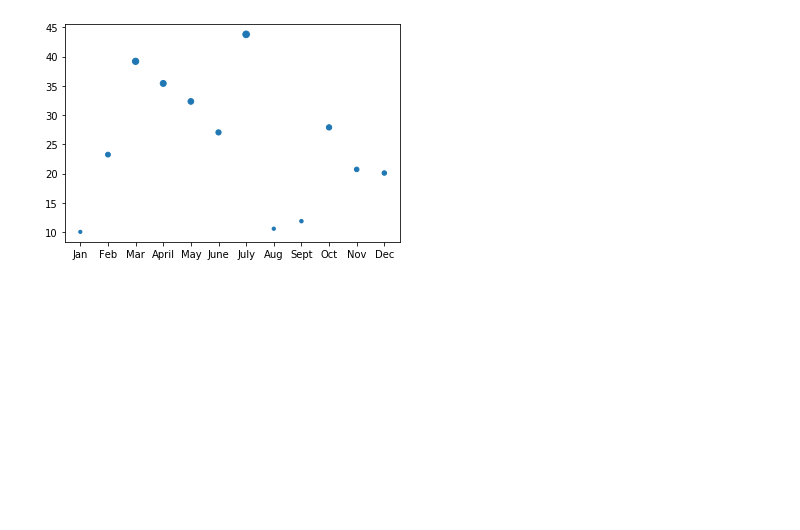
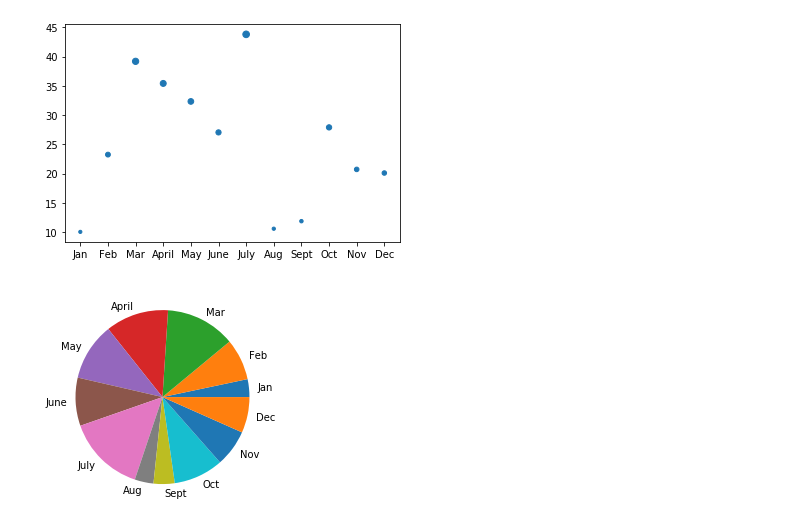
Before and after one commit to bbar12/Py-Ber_Analysis, a Jupyter notebook: matplotlib_practice.py.ipynb, the cells around one changed output. Saved outputs shown, nothing was run; the diff lists cells and outputs as text; code cells hidden in the pictures; blank space fills up the shorter version.

```diff
--- a/matplotlib_practice.py.ipynb
+++ b/matplotlib_practice.py.ipynb
@@ -216,3 +216,10 @@ ax.scatter(x_axis, y_axis, s=y_axis)
 # %% [output]
 <matplotlib.collections.PathCollection at 0x...>
 [figure]
+# %%
+#Making a pie graph
+plt.pie(y_axis, labels=x_axis)
+#show the pie chart
+plt.show()
+# %% [output]
+[figure, added]
```
Also changed, not shown: parts of 4 cells of this notebook, 6 other files.
